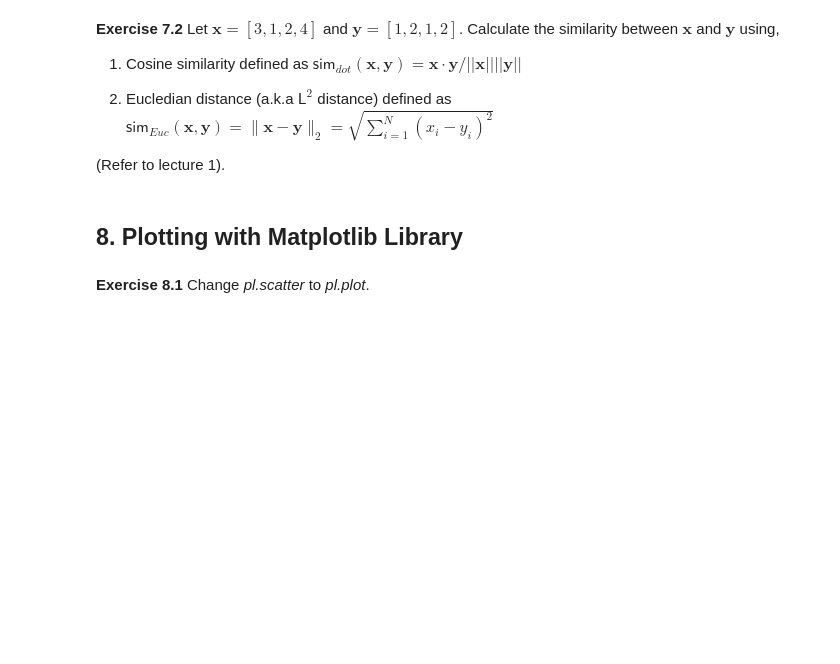
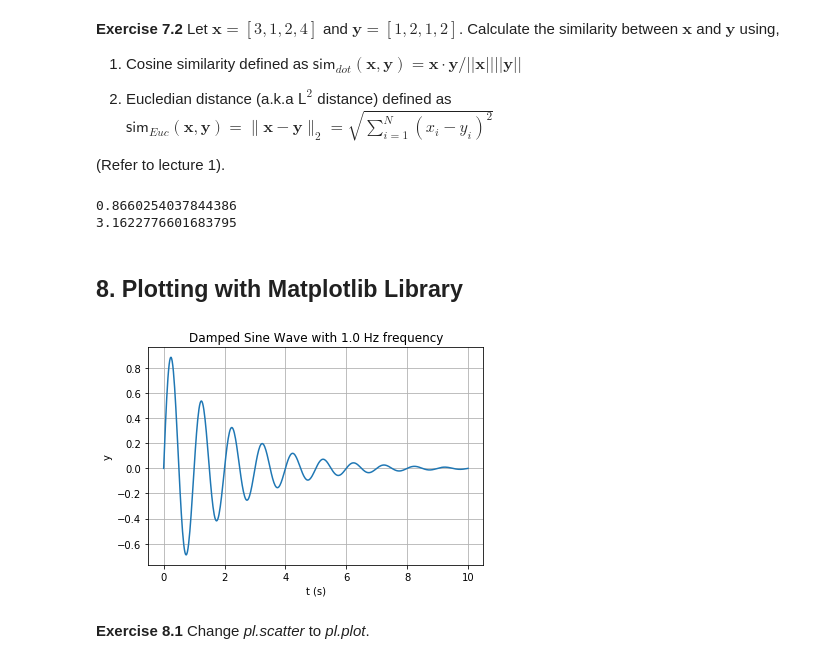
Before and after one commit to BilboBlockChain/comp5318, a Jupyter notebook: lab1.ipynb, the cells around one changed output. Saved outputs shown, nothing was run; the diff lists cells and outputs as text; code cells hidden in the pictures; blank space fills up the shorter version.

```diff
--- a/lab1.ipynb
+++ b/lab1.ipynb
@@ -195,3 +258,10 @@ sum_var = 0
 for i in x:
     sum_var = sum_var + i
 print(sum_var)
+
+x = [10, 20, 30, -35, 5.5]
+sum_var = 0
+for i in x:
+    if i % 2 == 0:
+      sum_var = sum_var + i
+print(sum_var)
@@ -218,19 +292,52 @@ TODO
+# %%
+x = [3,1,2,4]
+y = [1,2,1,2]
+
+#cosine similarity
+matmul = []
+normx = []
+normy = []
+for i in range(len(x)):
+  matmul.append(x[i] * y[i])
+  normx.append(x[i]**2)
+  normy.append(y[i]**2)
+
+
+summat = sum(matmul)
+sumx = sum(normx)
+sumy = sum(normy)
+
+print(summat/(((sumx)**0.5) * ((sumy)**0.5)))
+
+
+
+#eucledian distance
+minus = []
+for i in range(len(x)):
+  minus.append((x[i] - y[i])**2)
+summed = sum(minus)
+print((summed)**0.5)
+# %% [output]
+0.8660254037844386
+3.1622776601683795
 # %% [markdown]
 ## 8. Plotting with Matplotlib Library
 # %%
 import math
 import matplotlib.pyplot as pl
 %matplotlib inline
 
 t = [i/50 for i in range(501)] #generate values from 0 to 10
 f = 1
 y = [math.sin(2*math.pi*f*i)*math.exp(-0.5*i) for i in t] # y = sin(2Pi*f*t)*exp(-t/2)
-pl.scatter(t,y)
+pl.plot(t,y)
 pl.title('Damped Sine Wave with %.1f Hz frequency' % f)
 pl.xlabel('t (s)')
 pl.ylabel('y')
 pl.grid()
 pl.show()
+# %% [output]
+[figure, added]
 # %% [markdown]
 **Exercise 8.1**
 Change *pl.scatter* to *pl.plot*.
```
Also changed, not shown: parts of 14 cells of this notebook.
